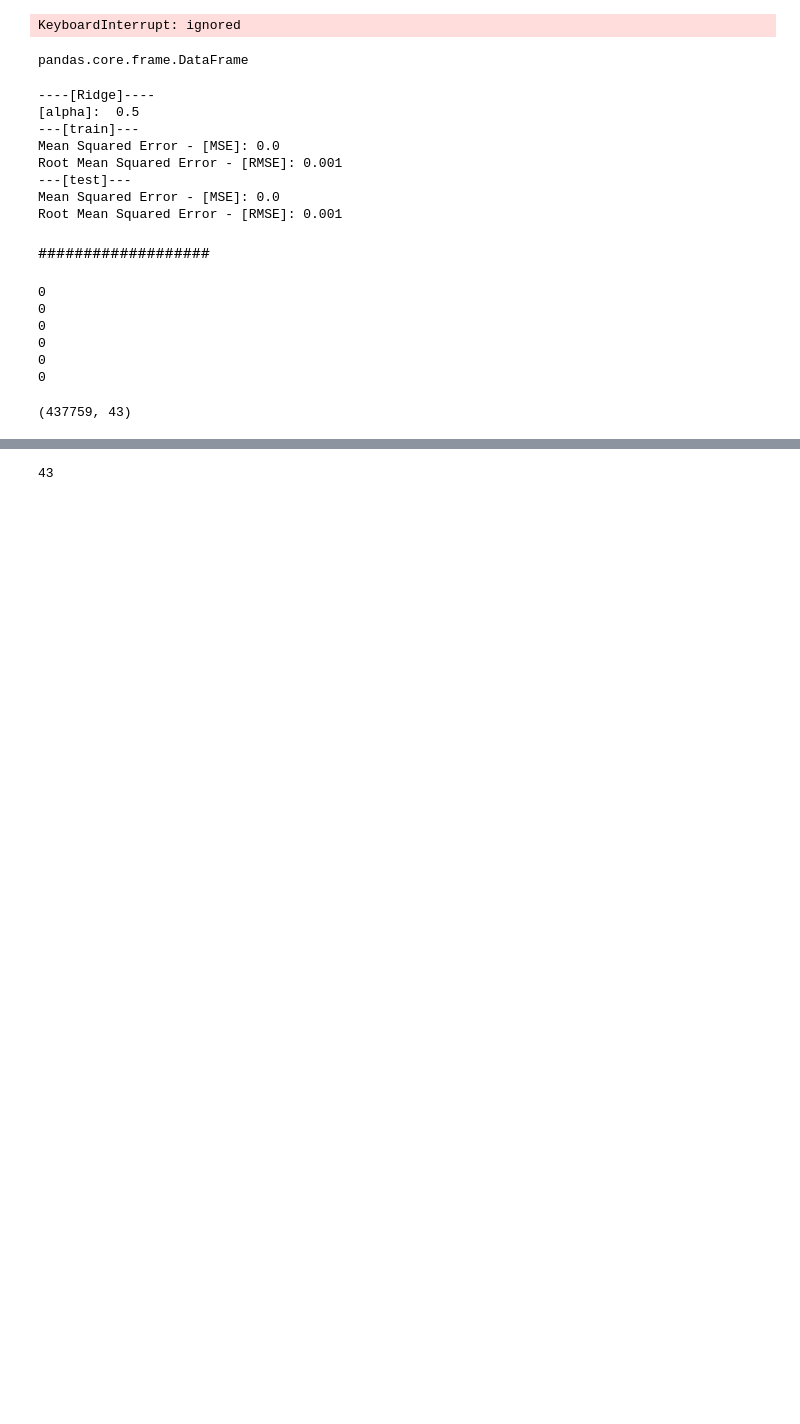
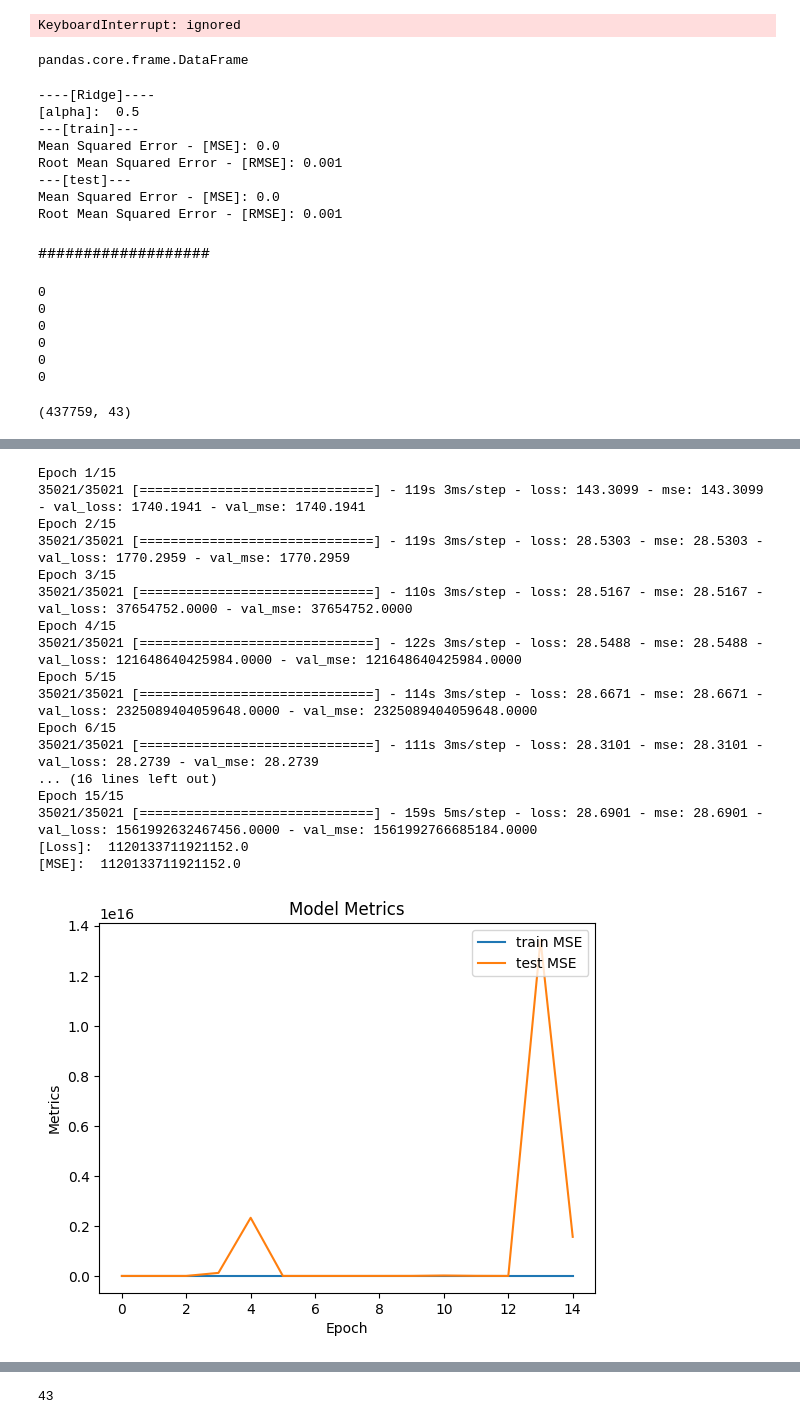
Before and after one commit to rennyatwork/CegepSteFoy_IA, a Jupyter notebook: 08_deep_learning/tp_01_v05.ipynb, the cells around one changed output, grey strips where cells are left out. Drawn from its saved outputs; the diff is of its cells as text; code cells hidden in the pictures; blank space fills up the shorter version.

```diff
--- a/08_deep_learning/tp_01_v05.ipynb
+++ b/08_deep_learning/tp_01_v05.ipynb
@@ -543,0 +533,7 @@ Epoch 30/30
+# %%
+## Modele valuation
+model = create_model (0.001, 0.3, X_train, p_batch_norm=True)
+do_analysis(model, X_train, y_train, X_test
+            , y_test, p_learning_rate =0.0001
+            , p_epochs=15, p_verbose=0)
+# %% [output]
@@ -543,0 +541,18 @@ Epoch 30/30
+Epoch 1/15
+35021/35021 [==============================] - 119s 3ms/step - loss: 143.3099 - mse: 143.3099 - val_loss: 1740.1941 - val_mse: 1740.1941
+Epoch 2/15
+35021/35021 [==============================] - 119s 3ms/step - loss: 28.5303 - mse: 28.5303 - val_loss: 1770.2959 - val_mse: 1770.2959
+Epoch 3/15
+35021/35021 [==============================] - 110s 3ms/step - loss: 28.5167 - mse: 28.5167 - val_loss: 37654752.0000 - val_mse: 37654752.0000
+Epoch 4/15
+35021/35021 [==============================] - 122s 3ms/step - loss: 28.5488 - mse: 28.5488 - val_loss: 121648640425984.0000 - val_mse: 121648640425984.0000
+Epoch 5/15
+35021/35021 [==============================] - 114s 3ms/step - loss: 28.6671 - mse: 28.6671 - val_loss: 2325089404059648.0000 - val_mse: 2325089404059648.0000
+Epoch 6/15
+35021/35021 [==============================] - 111s 3ms/step - loss: 28.3101 - mse: 28.3101 - val_loss: 28.2739 - val_mse: 28.2739
+... (16 lines left out)
+Epoch 15/15
+35021/35021 [==============================] - 159s 5ms/step - loss: 28.6901 - mse: 28.6901 - val_loss: 1561992632467456.0000 - val_mse: 1561992766685184.0000
+[Loss]:  1120133711921152.0
+[MSE]:  1120133711921152.0
+[figure, added]
```
Also changed, not shown: parts of 11 cells of this notebook.
